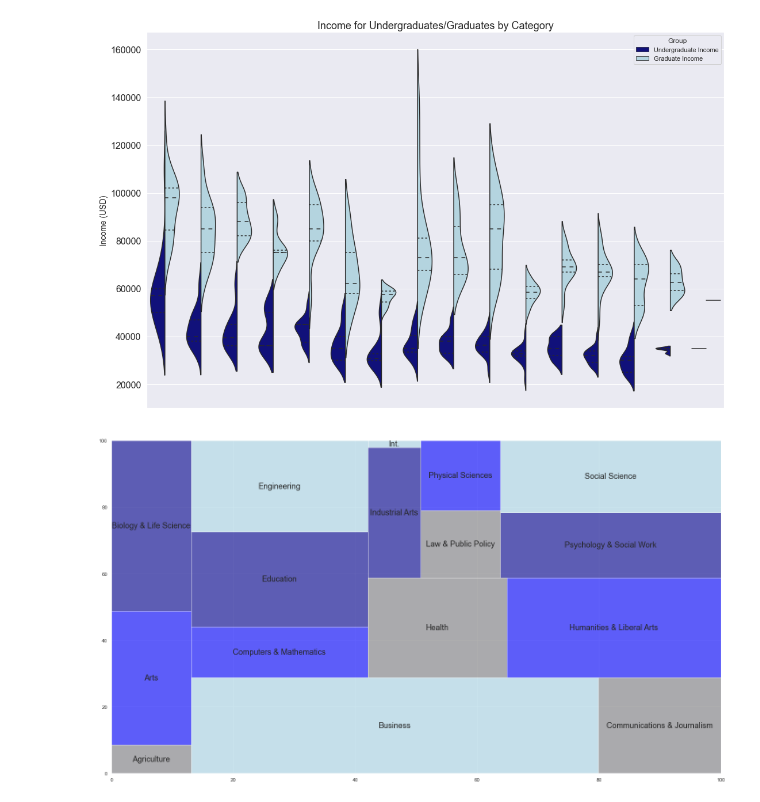
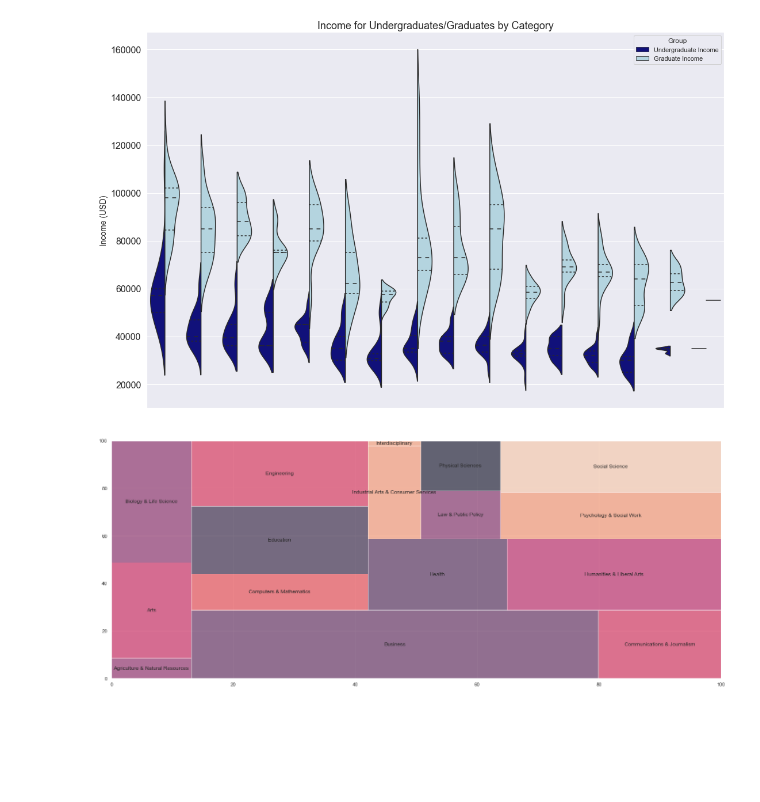
Before and after one commit to marcostorrework/marcostorrework.github.io, a Jupyter notebook: storyboard visualizations.ipynb, the cells around one changed output. Saved outputs shown, nothing was run; the diff lists cells and outputs as text; code cells hidden in the pictures; blank space fills up the shorter version.

```diff
--- a/storyboard visualizations.ipynb
+++ b/storyboard visualizations.ipynb
@@ -439,13 +439,8 @@ plt.xticks([])
 [figure]
 # %%
 # tree map to show major category popularity
-
-df_cat.Major_category.replace(to_replace='Industrial Arts & Consumer Services', value='Industrial Arts', inplace=True)
-df_cat.Major_category.replace(to_replace='Agriculture & Natural Resources', value='Agriculture', inplace=True)
-df_cat.Major_category.replace(to_replace='Interdisciplinary', value='Int.', inplace=True)
-
-plt.figure(figsize=(25,14))
-squarify.plot(sizes=df_cat.Total, label=df_cat.Major_category, color=["grey","blue","darkblue", "lightblue"], alpha=0.6, text_kwargs={'fontsize':18} )
+plt.figure(figsize=(25,10))
+squarify.plot(sizes=df_cat.Total, label=df_cat.Major_category, alpha=0.6 )
 plt.show()
 # %% [output]
-[figure, old version]
+[figure, new version]
```
Also changed, not shown: parts of 5 cells of this notebook.
